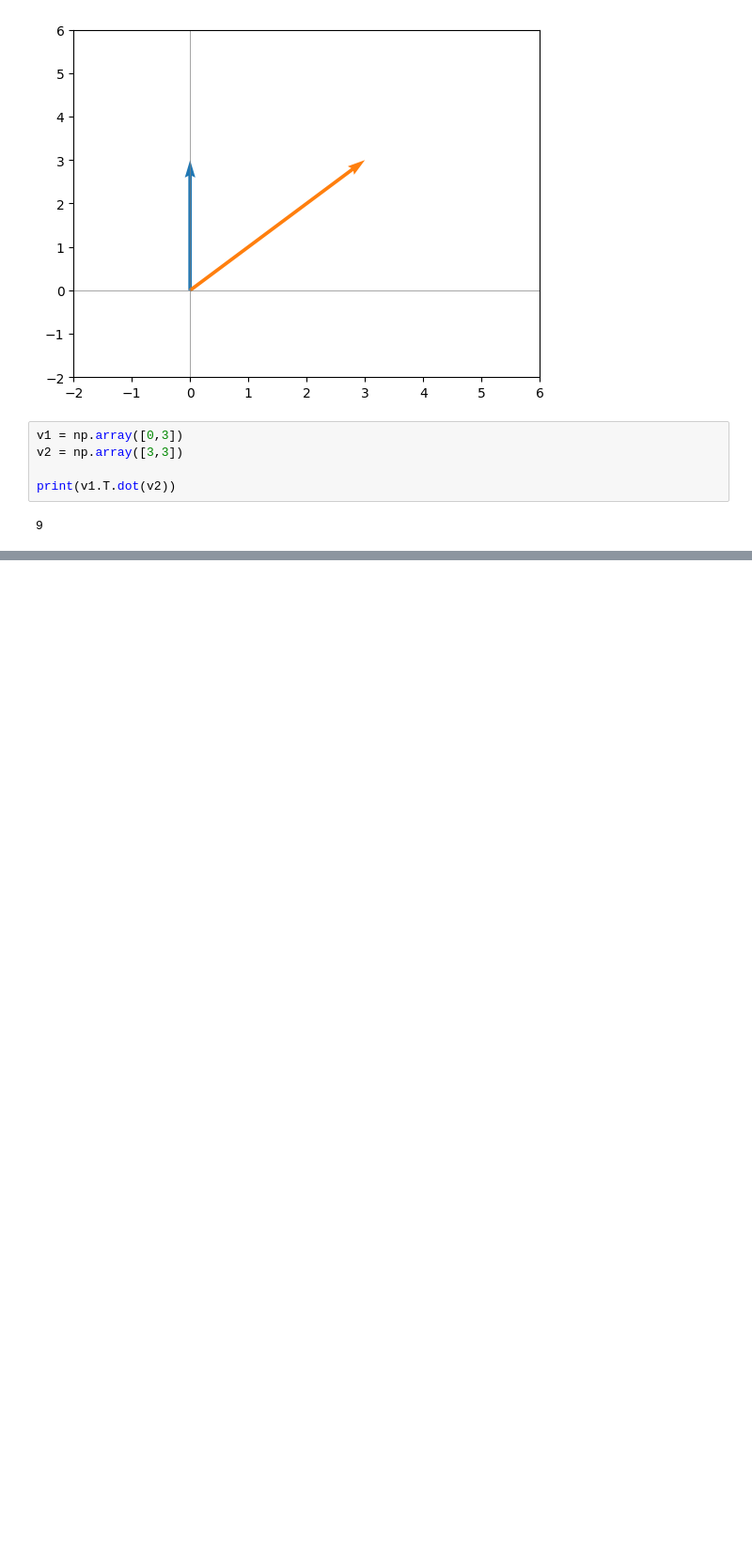
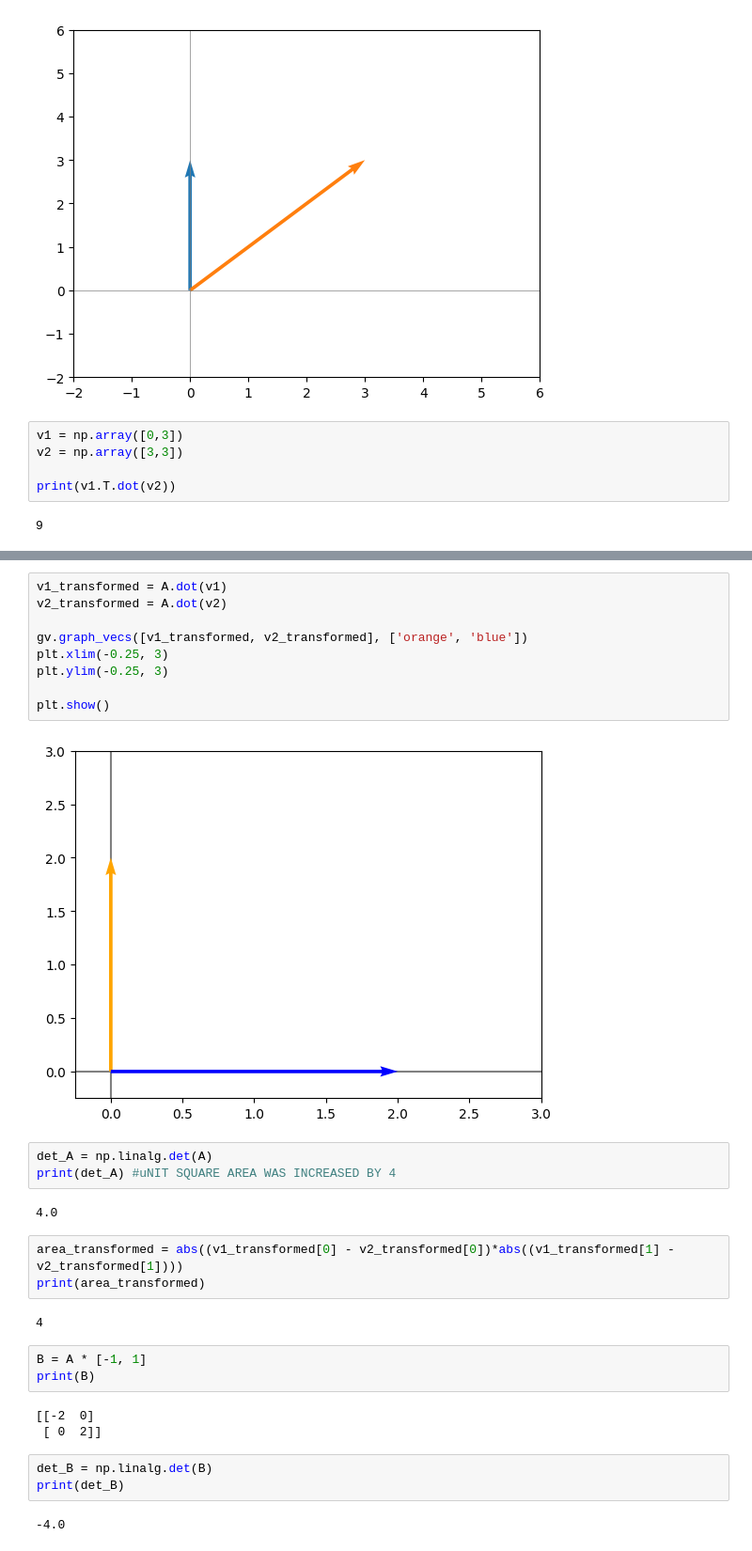
Before and after one commit to PabloBetancur428/Linear-Algebra-platzi, a Jupyter notebook: Linear_algebra_1.ipynb, the cells around one changed output, grey strips where cells are left out. Shown: that part at 94% size. Drawn from its saved outputs; the diff is of its cells as text; blank space fills up the shorter version.

```diff
--- a/Linear_algebra_1.ipynb
+++ b/Linear_algebra_1.ipynb
@@ -938,0 +1254,32 @@ print(norma_v1*norma_v2 * np.cos(np.deg2rad(45)))
+# %%
+v1_transformed = A.dot(v1)
+v2_transformed = A.dot(v2)
+
+gv.graph_vecs([v1_transformed, v2_transformed], ['orange', 'blue'])
+plt.xlim(-0.25, 3)
+plt.ylim(-0.25, 3)
+
+plt.show()
+# %% [output]
+[figure, added]
+# %%
+det_A = np.linalg.det(A)
+print(det_A) #uNIT SQUARE AREA WAS INCREASED BY 4
+# %% [output]
+4.0
+# %%
+area_transformed = abs((v1_transformed[0] - v2_transformed[0])*abs((v1_transformed[1] - v2_transformed[1])))
+print(area_transformed)
+# %% [output]
+4
+# %%
+B = A * [-1, 1]
+print(B)
+# %% [output]
+[[-2  0]
+ [ 0  2]]
+# %%
+det_B = np.linalg.det(B)
+print(det_B)
+# %% [output]
+-4.0
```
Also changed, not shown: parts of 45 cells of this notebook.
